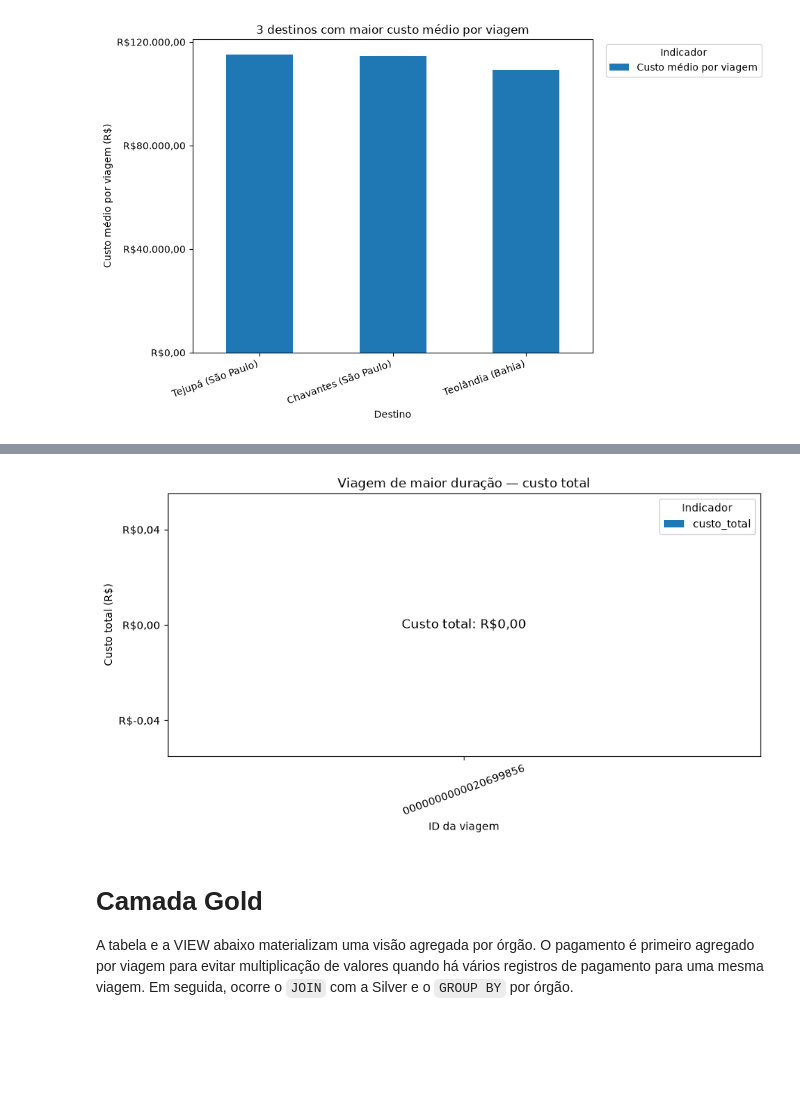
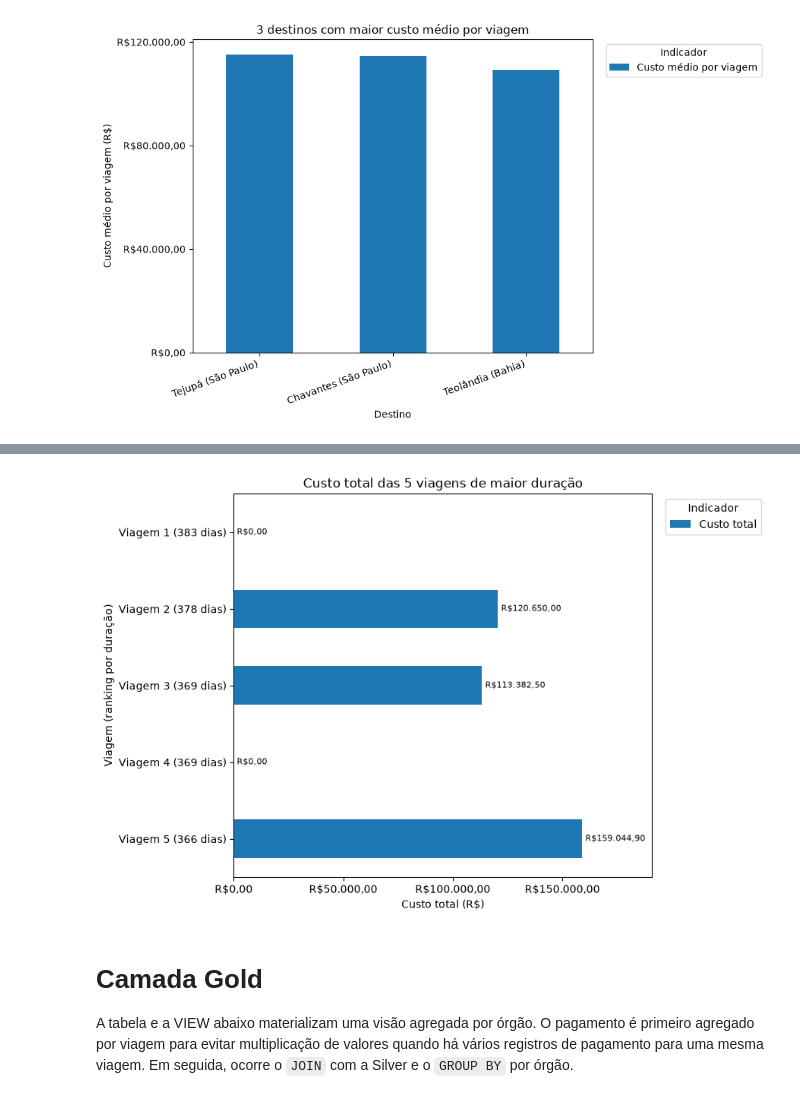
Before and after one commit to jdbmartins/projeto-analise-dados-python-postgresql, a Jupyter notebook: 3_analise.ipynb, the cells around one changed output, grey strips where cells are left out. Saved outputs shown, nothing was run; the diff lists cells and outputs as text; code cells hidden in the pictures; blank space fills up the shorter version.

Commit message:
Mostra cinco viagens mais longas na pergunta 3

```diff
--- a/3_analise.ipynb
+++ b/3_analise.ipynb
@@ -163,26 +169,32 @@ df_q3.assign(custo_total=df_q3["custo_total"].map(formatar_brl))
 # %%
-ax = df_q3.plot.bar(x="id_viagem", y="custo_total", legend=True, figsize=(9, 5))
-ax.set_title("Viagem de maior duração — custo total")
-ax.legend(title="Indicador")
-ax.set_xlabel("ID da viagem")
-ax.set_ylabel("Custo total (R$)")
-ax.yaxis.set_major_formatter(FuncFormatter(formatar_eixo_brl))
-ax.yaxis.set_major_locator(MaxNLocator(nbins=3))
-if df_q3["custo_total"].iloc[0] == 0:
-    ax.text(
-        0.5,
-        0.5,
-        "Custo total: R$0,00",
-        transform=ax.transAxes,
-        ha="center",
-        va="center",
-        fontsize=12,
-    )
-plt.xticks(rotation=20)
-plt.tight_layout()
+df_q3["rotulo"] = [
+    f"Viagem {posicao} ({duracao} dias)"
+    for posicao, duracao in enumerate(df_q3["duracao_dias"], start=1)
+]
+ax = df_q3.plot.barh(
+    x="rotulo",
+    y="custo_total",
+    label="Custo total",
+    figsize=(11, 6),
+)
+ax.invert_yaxis()
+ax.set_title("Custo total das 5 viagens de maior duração")
+ax.legend(title="Indicador", loc="upper left", bbox_to_anchor=(1.02, 1))
+ax.set_xlabel("Custo total (R$)")
+ax.set_ylabel("Viagem (ranking por duração)")
+ax.xaxis.set_major_formatter(FuncFormatter(formatar_eixo_brl))
+ax.xaxis.set_major_locator(MaxNLocator(nbins=4))
+ax.margins(x=0.2)
+ax.bar_label(
+    ax.containers[0],
+    labels=[formatar_brl(valor) for valor in df_q3["custo_total"]],
+    padding=3,
+    fontsize=8,
+)
+plt.tight_layout(rect=(0, 0, 0.82, 1))
 plt.show()
 # %% [output]
-[figure, old version]
+[figure, new version]
 # %% [markdown]
 # Camada Gold
 
```
Also changed, not shown: parts of 3 cells of this notebook.
